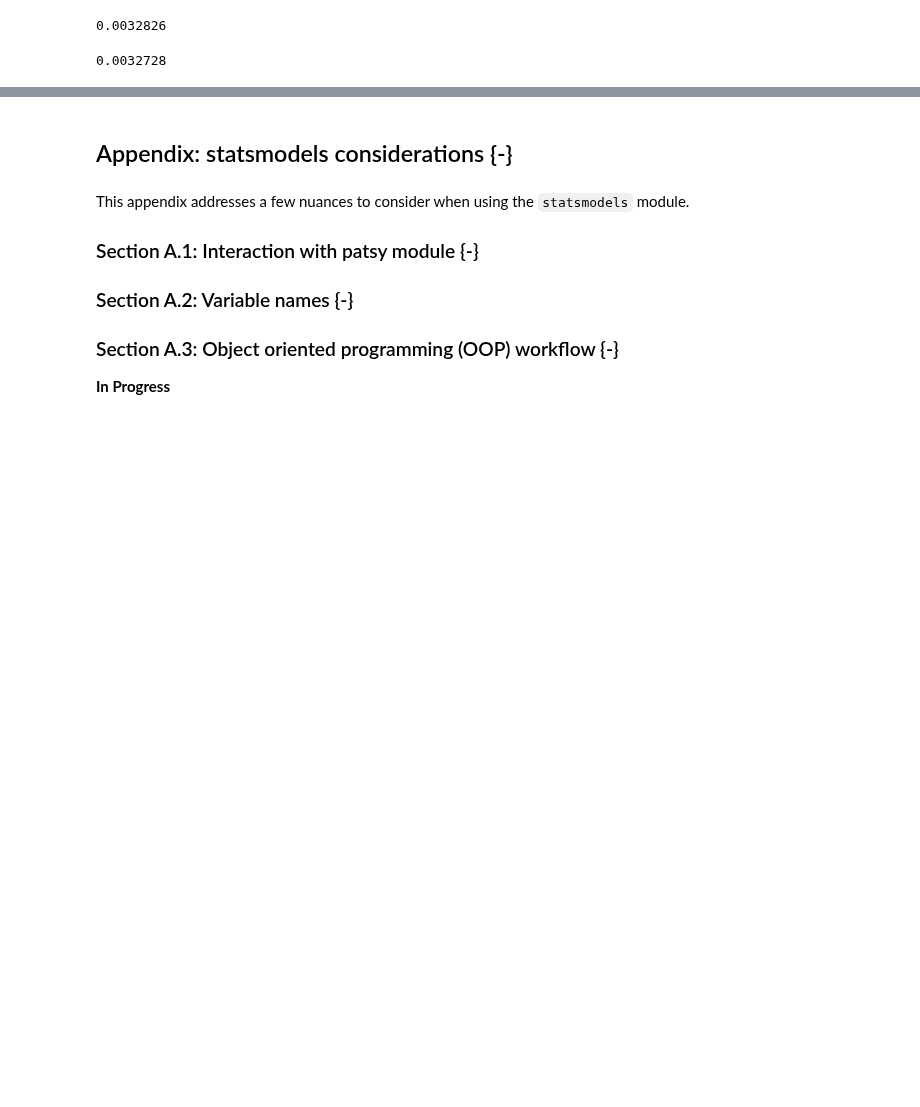
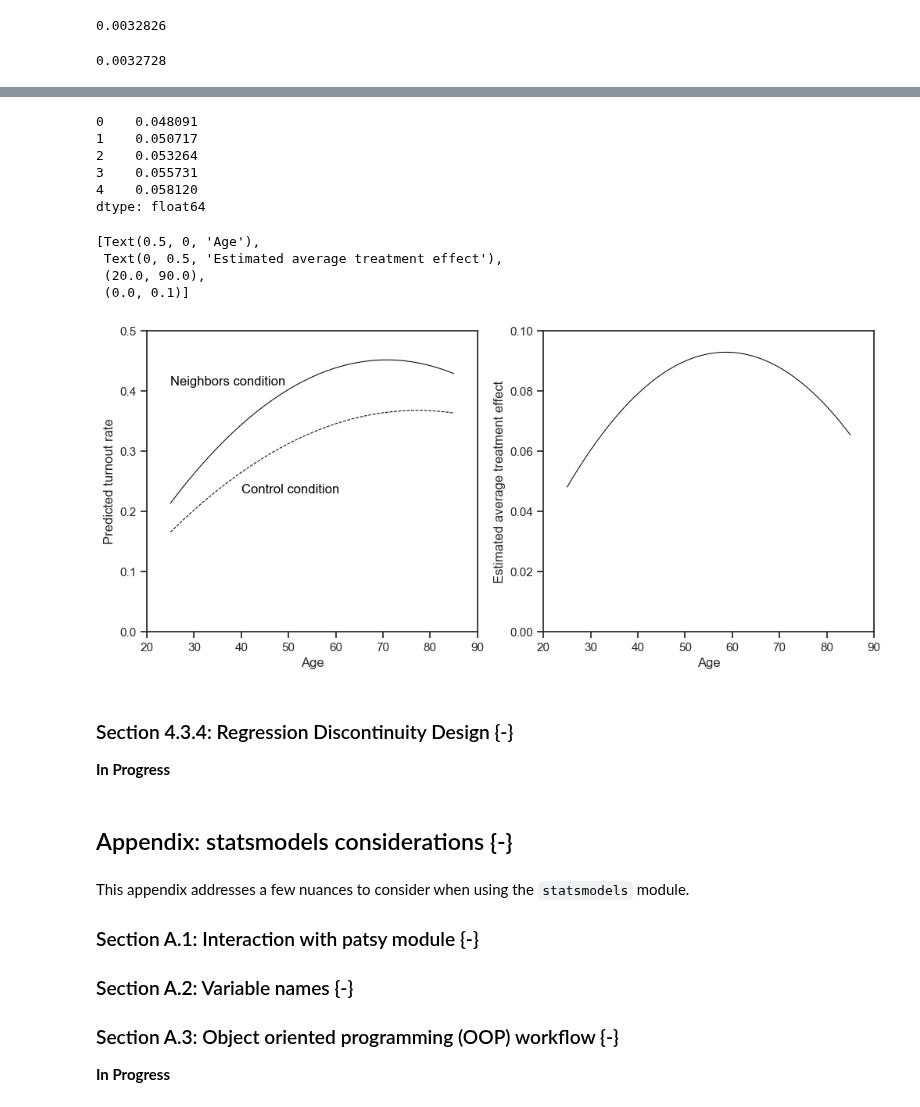
Before and after one commit to jeffallen13/qsspy, a Jupyter notebook: PREDICTION/prediction-py.ipynb, the cells around one changed output, grey strips where cells are left out. Cells and saved outputs as stored; diff of their text form; code cells hidden in the pictures; blank space fills up the shorter version.

Commit message:
Section 4.3.3 complete

```diff
--- a/PREDICTION/prediction-py.ipynb
+++ b/PREDICTION/prediction-py.ipynb
@@ -956,0 +1052,7 @@ fit.rsquared_adj.round(7)
+# %%
+fit_age2 = smf.ols(
+    # note: concatenate two strings with '+'
+    'primary2006 ~ age + I(age**2) + messages + age:messages + ' +
+    'I(age**2):messages', data=social_neighbor).fit()
+
+fit_age2.params
@@ -957,3 +1067,57 @@ fit.rsquared_adj.round(7)
+# %%
+# predict turnout rate under the Neighbors treatment condition
+yT_hat = fit_age2.predict(pd.DataFrame({'age': np.arange(25, 86),
+                                        'messages': 'Neighbors'}))
+
+# predict turnout rate under the Control condition
+yC_hat = fit_age2.predict(pd.DataFrame({'age': np.arange(25, 86),
+                                        'messages': 'Control'}))
+
+# save ATE
+ate_age2 = yT_hat - yC_hat
+
+ate_age2.head()
+# %% [output]
+0    0.048091
+1    0.050717
+2    0.053264
+3    0.055731
+4    0.058120
+dtype: float64
+# %%
+# create subplots
+fig, axs = plt.subplots(1, 2, figsize=(12, 5))
+
+# plotting the predicted turnout rate under each condition
+sns.lineplot(
+    x=np.arange(25, 86), y=yT_hat, color='black', linewidth=0.75, ax=axs[0]
+).set(xlabel='Age', ylabel='Predicted turnout rate',
+      xlim=(20, 90), ylim=(0, 0.5))
+
+sns.lineplot(
+    x=np.arange(25, 86), y=yC_hat, color='black', linewidth=0.75,
+    linestyle='--', ax=axs[0]
+)
+
+# add text labels
+axs[0].text(x=25, y=0.41, s='Neighbors condition', color='black')
+axs[0].text(x=40, y=0.23, s='Control condition', color='black')
+
+# plotting the average treatment effect as a function of age
+sns.lineplot(
+    x=np.arange(25, 86), y=ate_age2, color='black', linewidth=0.75, ax=axs[1]
+).set(xlabel='Age', ylabel='Estimated average treatment effect',
+      xlim=(20, 90), ylim=(0, 0.1))
+# %% [output]
+[Text(0.5, 0, 'Age'),
+ Text(0, 0.5, 'Estimated average treatment effect'),
+ (20.0, 90.0),
+ (0.0, 0.1)]
+[figure, added]
+# %% [markdown]
+### Section 4.3.4: Regression Discontinuity Design {-}
+
+**In Progress**
 # %% [markdown]
 ## Appendix: statsmodels considerations {-}
 # %% [markdown]
```
Also changed, not shown: parts of 9 cells of this notebook, 2 other files.
